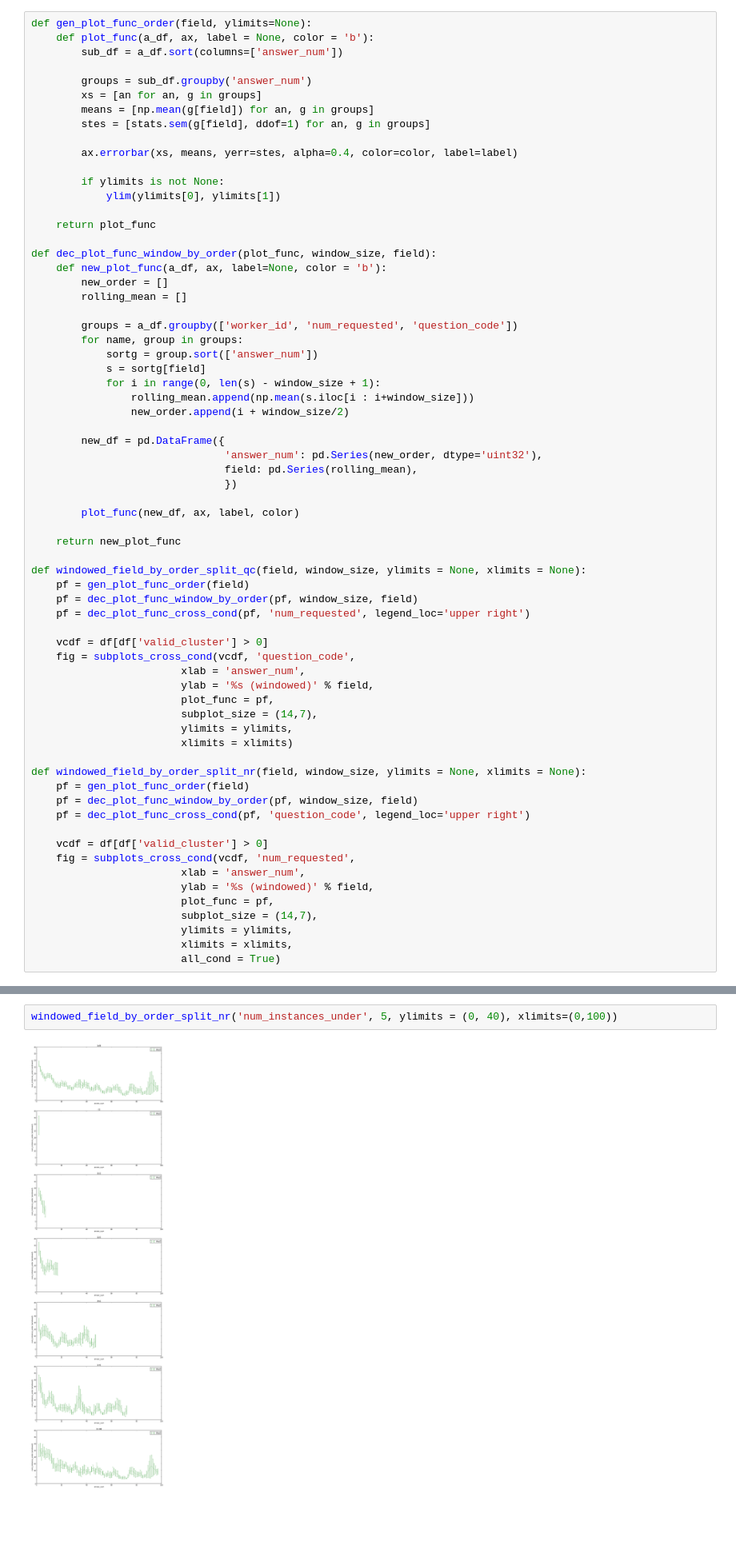
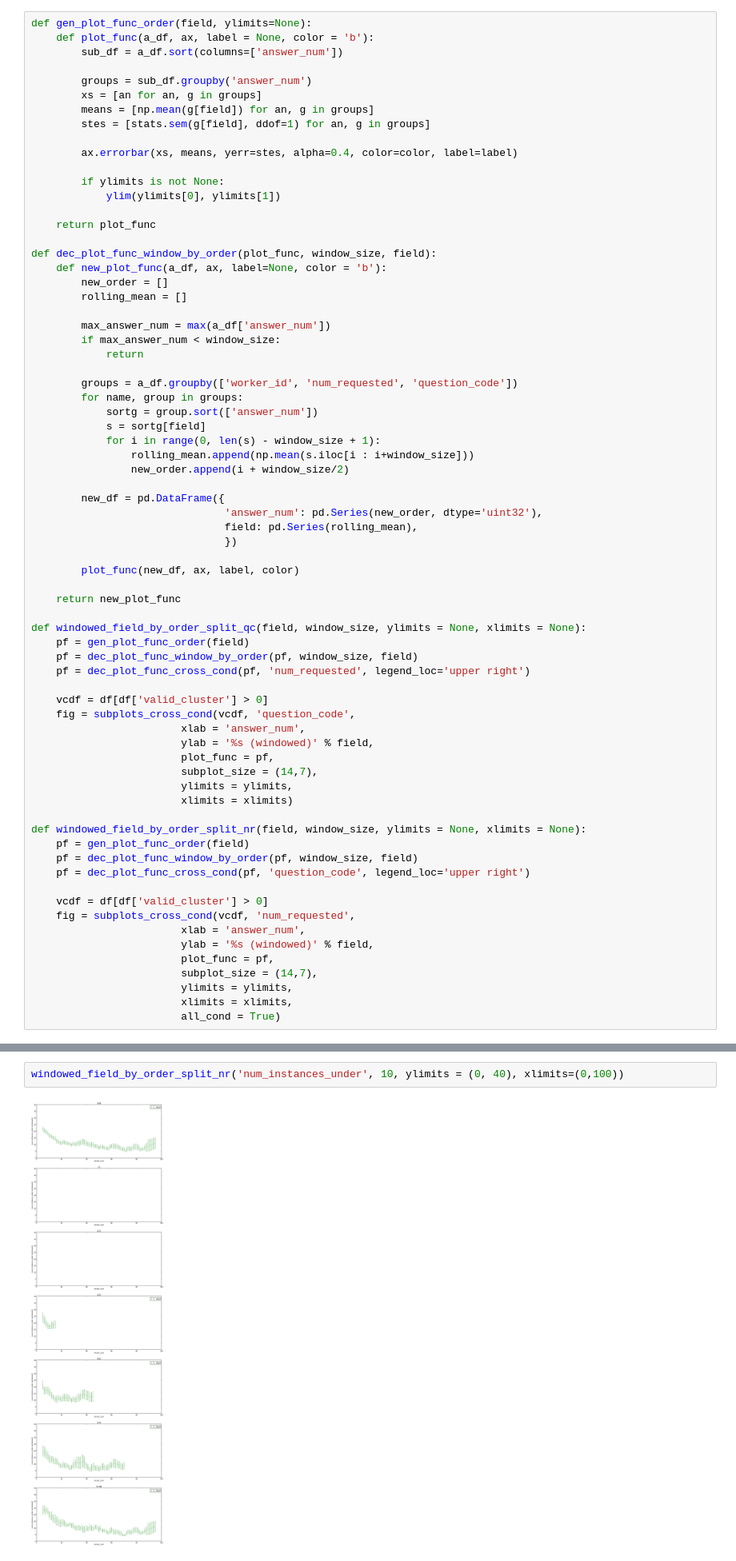
Before and after one commit to filkry/crowbrain, a Jupyter notebook: exps/post_pilot18_stats.ipynb, the cells around one changed output, grey strips where cells are left out. Shown at 80% size. Drawn from its saved outputs; the diff is of its cells as text; blank space fills up the shorter version.

```diff
--- a/exps/post_pilot18_stats.ipynb
+++ b/exps/post_pilot18_stats.ipynb
@@ -1343,6 +1343,10 @@ def dec_plot_func_window_by_order(plot_func, window_size, field):
     def new_plot_func(a_df, ax, label=None, color = 'b'):
         new_order = []
         rolling_mean = []
+
+        max_answer_num = max(a_df['answer_num'])
+        if max_answer_num < window_size:
+            return
 
         groups = a_df.groupby(['worker_id', 'num_requested', 'question_code'])
         for name, group in groups:
@@ -1392,9 +1396,9 @@ def windowed_field_by_order_split_nr(field, window_size, ylimits = None, xlimits
 # %% [markdown]
 ### num_instances_under
 # %%
-windowed_field_by_order_split_nr('num_instances_under', 5, ylimits = (0, 40), xlimits=(0,100))
+windowed_field_by_order_split_nr('num_instances_under', 10, ylimits = (0, 40), xlimits=(0,100))
 # %% [output]
-[figure, old version]
+[figure, new version]
 # %%
 windowed_field_by_order_split_qc('num_instances_under', 5, ylimits = (0, 40))
 # %% [output]
```
Also changed, not shown: parts of 1 cell of this notebook.
